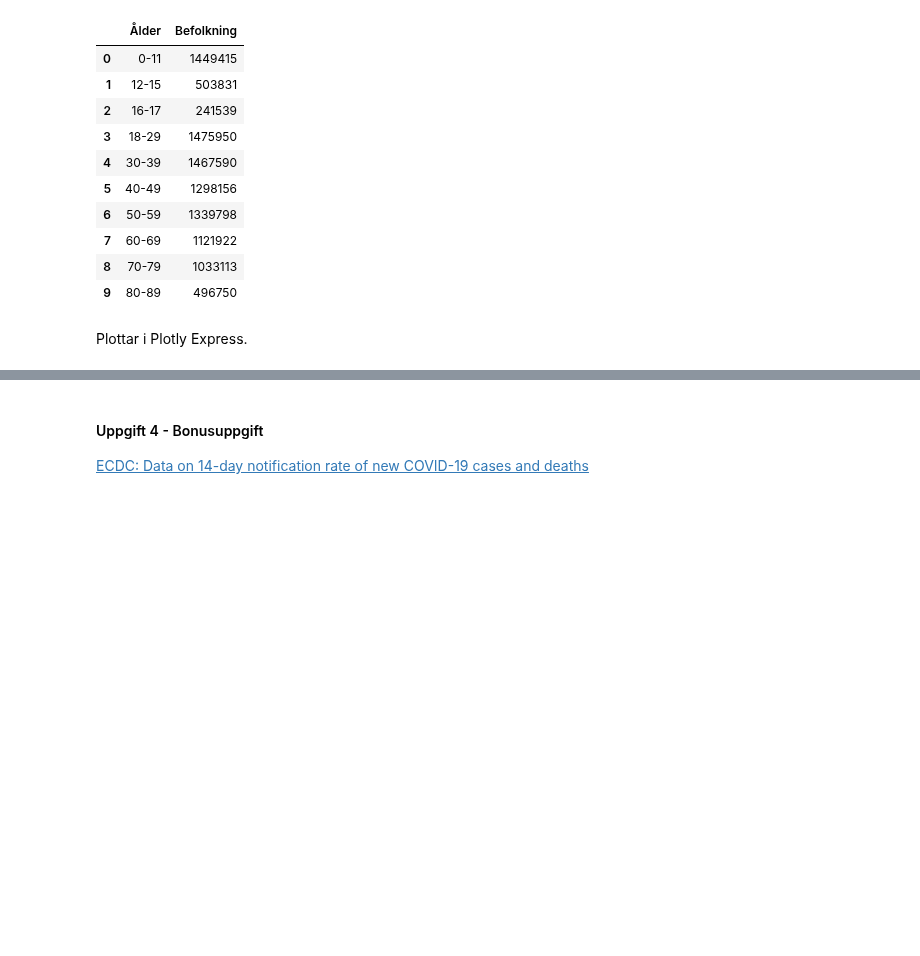
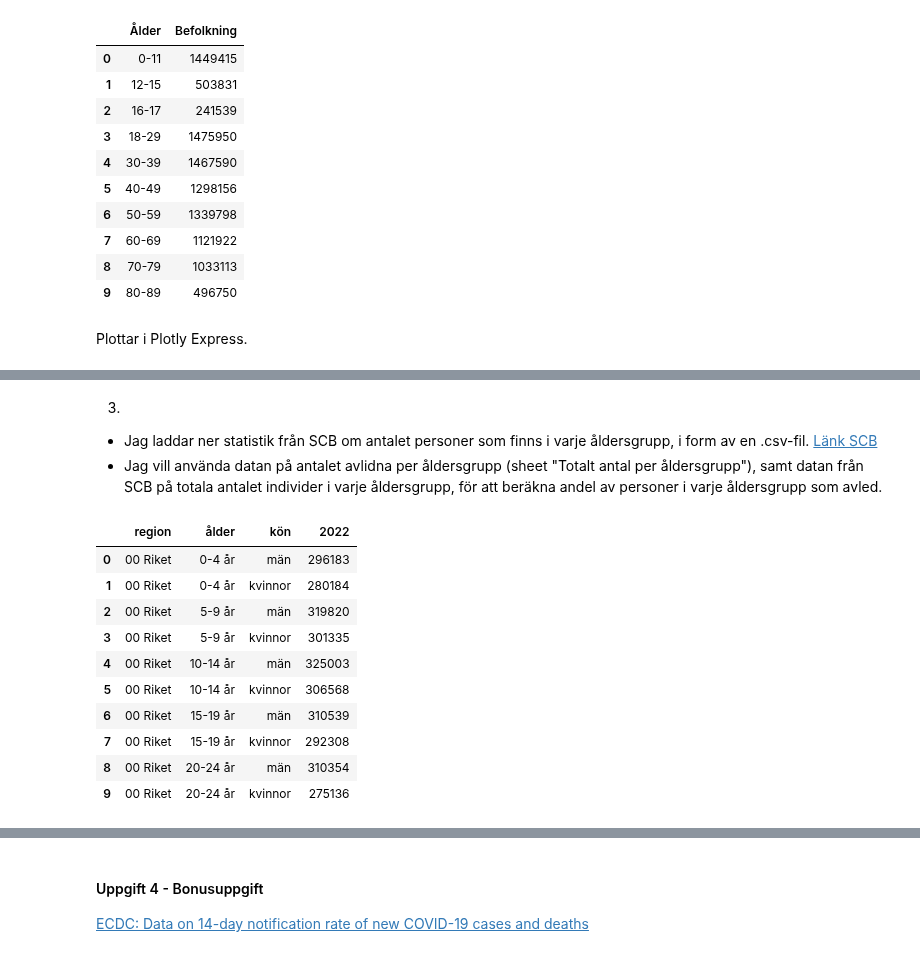
Before and after one commit to dancla240/Databehandling_Daniel_Claesson, a Jupyter notebook: Lab1/Lab1_Daniel_Claesson.ipynb, the cells around one changed output, grey strips where cells are left out. Drawn from its saved outputs; the diff is of its cells as text; code cells hidden in the pictures; blank space fills up the shorter version.

```diff
--- a/Lab1/Lab1_Daniel_Claesson.ipynb
+++ b/Lab1/Lab1_Daniel_Claesson.ipynb
@@ -415,0 +464,20 @@ px.histogram(result, x='Ålder', y='Befolkning')
+# %% [markdown]
+3.
+- Jag laddar ner statistik från SCB om antalet personer som finns i varje åldersgrupp, i form av en .csv-fil. [Länk SCB](https://www.scb.se/hitta-statistik/sverige-i-siffror/manniskorna-i-sverige/befolkningspyramid-for-sverige/#Senaste_aret)
+- Jag vill använda datan på antalet avlidna per åldersgrupp (sheet "Totalt antal per åldersgrupp"), samt datan från SCB på totala antalet individer i varje åldersgrupp, för att beräkna andel av personer i varje åldersgrupp som avled.
+# %%
+# Läser in datan jag laddade ner från SCB:
+scb = pd.read_csv("../Data/BE0101N1.csv", encoding='latin-1')
+scb.head(10)
+# %% [output]
+|  | region | ålder | kön | 2022 |
+| 0 | 00 Riket | 0-4 år | män | 296183 |
+| 1 | 00 Riket | 0-4 år | kvinnor | 280184 |
+| 2 | 00 Riket | 5-9 år | män | 319820 |
+| 3 | 00 Riket | 5-9 år | kvinnor | 301335 |
+| 4 | 00 Riket | 10-14 år | män | 325003 |
+| 5 | 00 Riket | 10-14 år | kvinnor | 306568 |
+| 6 | 00 Riket | 15-19 år | män | 310539 |
+| 7 | 00 Riket | 15-19 år | kvinnor | 292308 |
+| 8 | 00 Riket | 20-24 år | män | 310354 |
+| 9 | 00 Riket | 20-24 år | kvinnor | 275136 |
```
Also changed, not shown: parts of 14 cells of this notebook.
